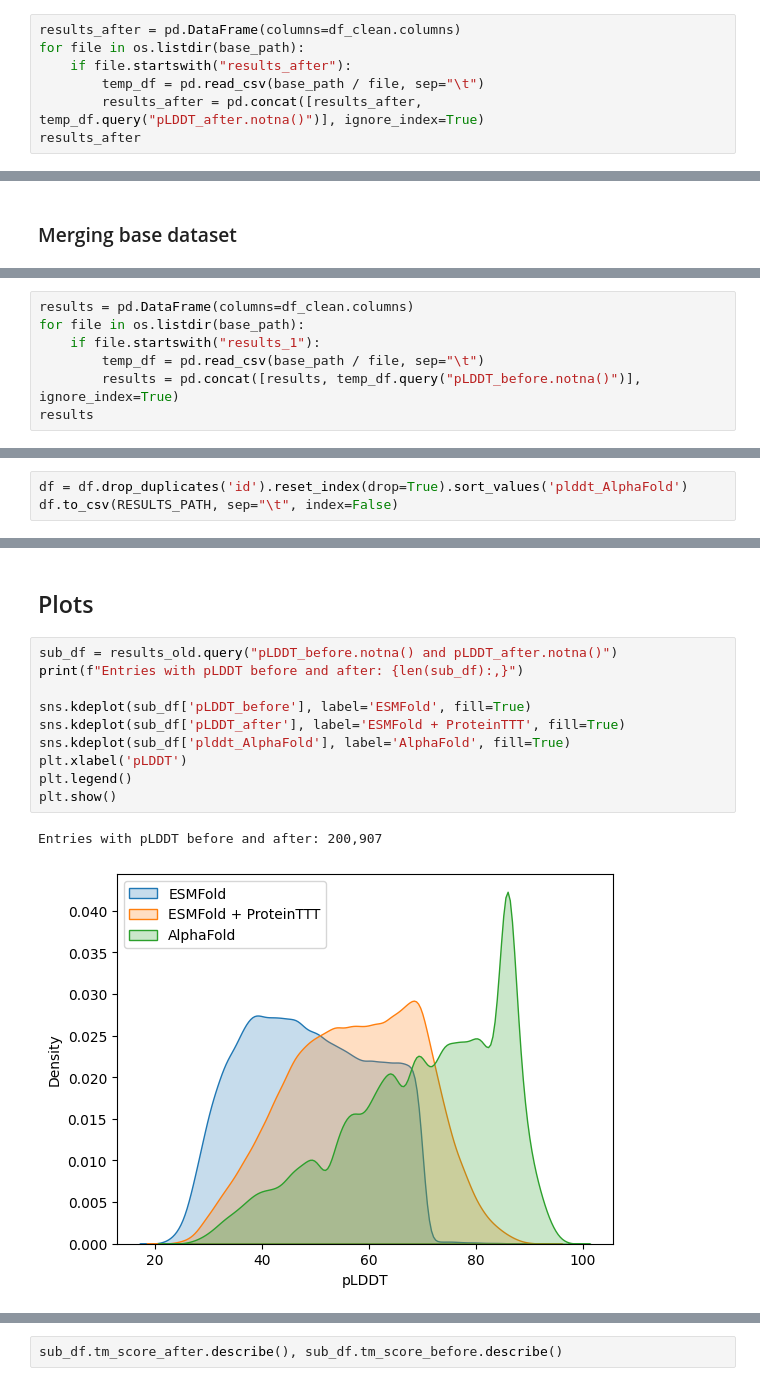
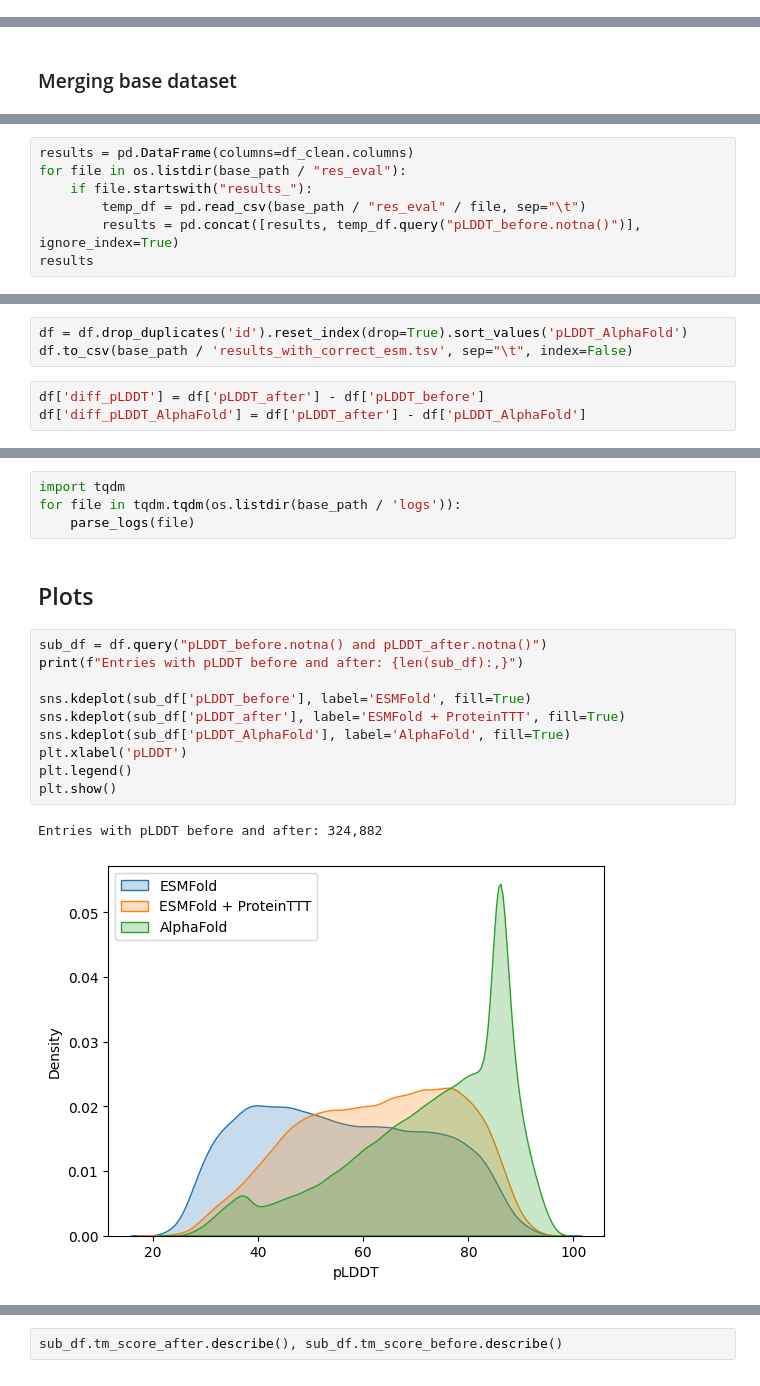
Before and after one commit to pimenol/ProteinTTT, a Jupyter notebook: notebooks/Bfvd_merge.ipynb, the cells around one changed output, grey strips where cells are left out. Drawn from its saved outputs; the diff is of its cells as text.

```diff
--- a/notebooks/Bfvd_merge.ipynb
+++ b/notebooks/Bfvd_merge.ipynb
@@ -41,7 +30,0 @@ results_after_old.shape[0]
-# %%
-results_after = pd.DataFrame(columns=df_clean.columns)
-for file in os.listdir(base_path):
-    if file.startswith("results_after"):
-        temp_df = pd.read_csv(base_path / file, sep="\t")
-        results_after = pd.concat([results_after, temp_df.query("pLDDT_after.notna()")], ignore_index=True)
-results_after
@@ -86,8 +39,8 @@ results_old.shape[0], df_clean.shape[0]
 # %%
 results = pd.DataFrame(columns=df_clean.columns)
-for file in os.listdir(base_path):
-    if file.startswith("results_1"):
-        temp_df = pd.read_csv(base_path / file, sep="\t")
+for file in os.listdir(base_path / "res_eval"):
+    if file.startswith("results_"):
+        temp_df = pd.read_csv(base_path / "res_eval" / file, sep="\t")
         results = pd.concat([results, temp_df.query("pLDDT_before.notna()")], ignore_index=True)
 results
 # %% [output]
@@ -112,3 +105,6 @@ df.shape[0], df.drop_duplicates('id').shape[0]
 # %%
-df = df.drop_duplicates('id').reset_index(drop=True).sort_values('plddt_AlphaFold')
-df.to_csv(RESULTS_PATH, sep="\t", index=False)
+df = df.drop_duplicates('id').reset_index(drop=True).sort_values('pLDDT_AlphaFold')
+df.to_csv(base_path / 'results_with_correct_esm.tsv', sep="\t", index=False)
+# %%
+df['diff_pLDDT'] = df['pLDDT_after'] - df['pLDDT_before']
+df['diff_pLDDT_AlphaFold'] = df['pLDDT_after'] - df['pLDDT_AlphaFold']
@@ -210,16 +245,20 @@ results_old.sort_values('difference_plddt', ascending=True).reset_index(drop=Tru
+# %%
+import tqdm
+for file in tqdm.tqdm(os.listdir(base_path / 'logs')):
+    parse_logs(file)
 # %% [markdown]
 ## Plots
 # %%
-sub_df = results_old.query("pLDDT_before.notna() and pLDDT_after.notna()")
+sub_df = df.query("pLDDT_before.notna() and pLDDT_after.notna()")
 print(f"Entries with pLDDT before and after: {len(sub_df):,}")
 
 sns.kdeplot(sub_df['pLDDT_before'], label='ESMFold', fill=True)
 sns.kdeplot(sub_df['pLDDT_after'], label='ESMFold + ProteinTTT', fill=True)
-sns.kdeplot(sub_df['plddt_AlphaFold'], label='AlphaFold', fill=True)
+sns.kdeplot(sub_df['pLDDT_AlphaFold'], label='AlphaFold', fill=True)
 plt.xlabel('pLDDT')
 plt.legend()
 plt.show()
 # %% [output]
-Entries with pLDDT before and after: 200,907
+Entries with pLDDT before and after: 324,882
-[figure, old version]
+[figure, new version]
 # %%
```
Also changed, not shown: parts of 24 cells of this notebook, 1 other file.
